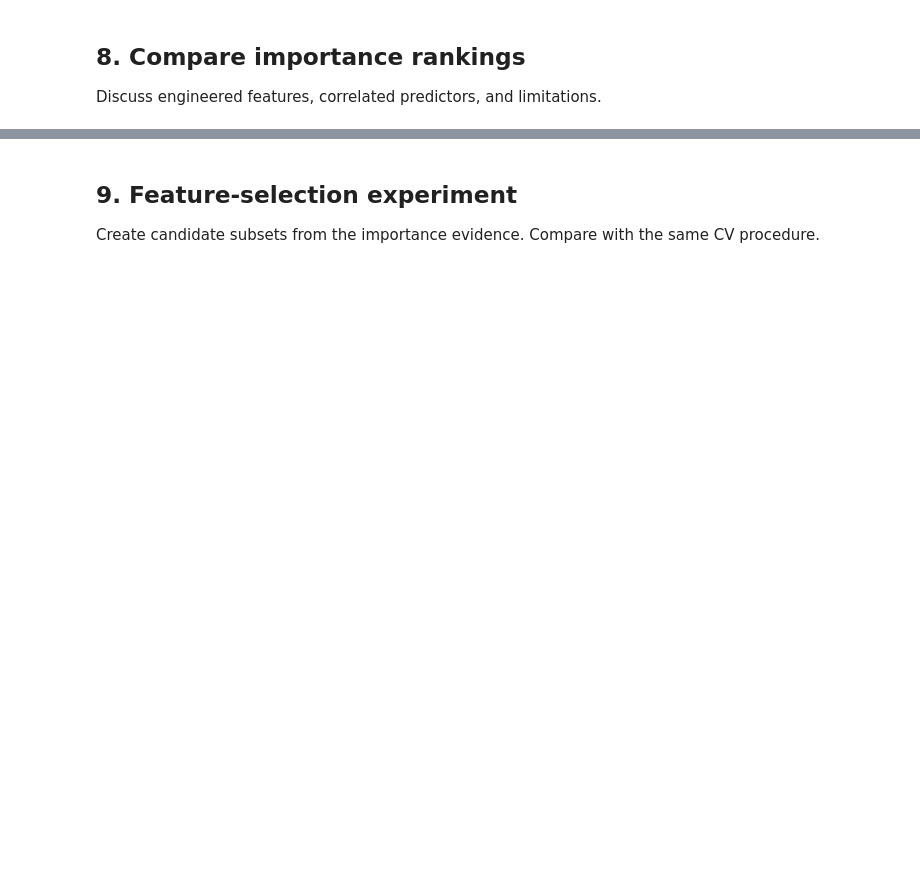
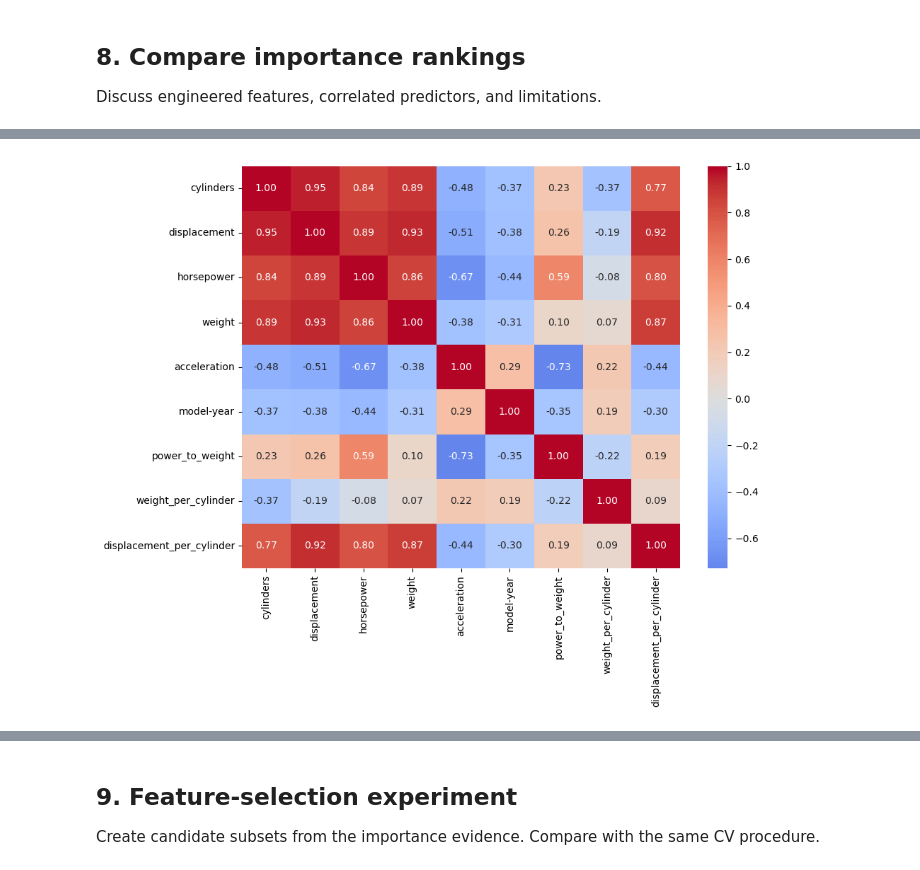
Before and after one commit to Ganga0506/cse4095, a Jupyter notebook: assignment11/CSE4095_Class5_Starter_v3.ipynb, the cells around one changed output, grey strips where cells are left out. Saved outputs shown, nothing was run; the diff lists cells and outputs as text; code cells hidden in the pictures; blank space fills up the shorter version.

```diff
--- a/assignment11/CSE4095_Class5_Starter_v3.ipynb
+++ b/assignment11/CSE4095_Class5_Starter_v3.ipynb
@@ -42,0 +412,49 @@ Discuss engineered features, correlated predictors, and limitations.
+# %%
+built_in_rankings = feature_importance_results.rename(
+    columns={"importance": "built_in_importance"}
+).copy()
+built_in_rankings["built_in_rank"] = (
+    built_in_rankings["built_in_importance"]
+    .rank(method="min", ascending=False)
+    .astype("Int64")
+)
+
+permutation_rankings = permutation_importance_results.rename(
+    columns={"importance_mean": "permutation_importance"}
+).copy()
+permutation_rankings["permutation_rank"] = (
+    permutation_rankings["permutation_importance"]
+    .rank(method="min", ascending=False)
+    .astype("Int64")
+)
+
+importance_rank_comparison = (
+    built_in_rankings[["feature", "built_in_importance", "built_in_rank"]]
+    .merge(
+        permutation_rankings[[
+            "feature", "permutation_importance", "importance_std", "permutation_rank"
+        ]],
+        on="feature",
+        how="outer"
+    )
+)
+importance_rank_comparison["rank_difference"] = (
+    importance_rank_comparison["built_in_rank"]
+    - importance_rank_comparison["permutation_rank"]
+)
+importance_rank_comparison = importance_rank_comparison.sort_values(
+    ["built_in_rank", "permutation_rank"], na_position="last"
+).reset_index(drop=True)
+assert len(importance_rank_comparison) == 9
+assert importance_rank_comparison.notna().all().all()
+display(importance_rank_comparison)
+
+X_train_with_engineered = add_engineered_features(X_train)
+feature_correlation = X_train_with_engineered.corr(numeric_only=True)
+display(feature_correlation)
+
+plt.figure(figsize=(10, 8))
+sns.heatmap(feature_correlation, annot=True, fmt=".2f", cmap="coolwarm", center=0)
+plt.tight_layout()
+plt.show()
+# %% [output]
@@ -42,0 +481 @@ Discuss engineered features, correlated predictors, and limitations.
+[figure, added]
```
Also changed, not shown: parts of 46 cells of this notebook.
